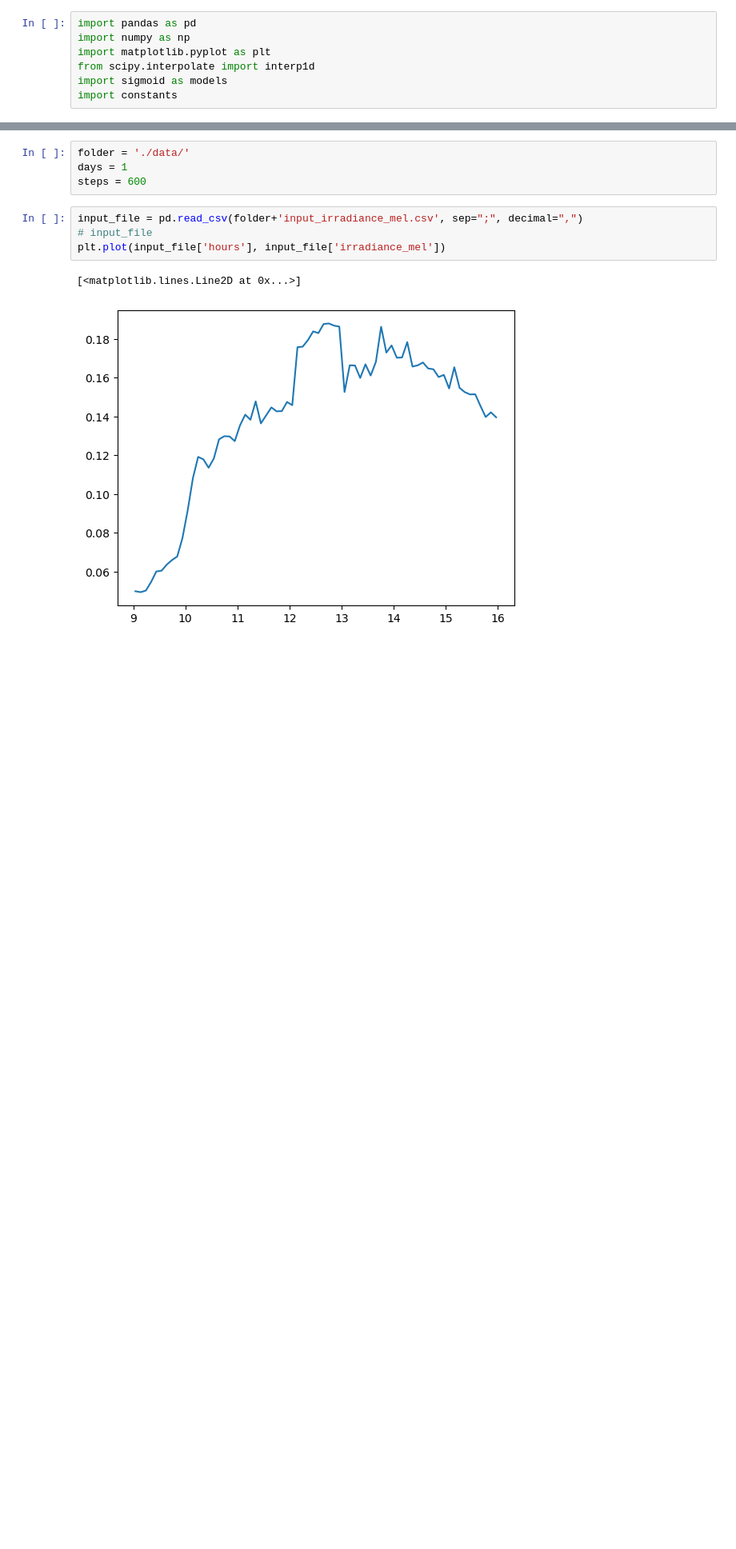
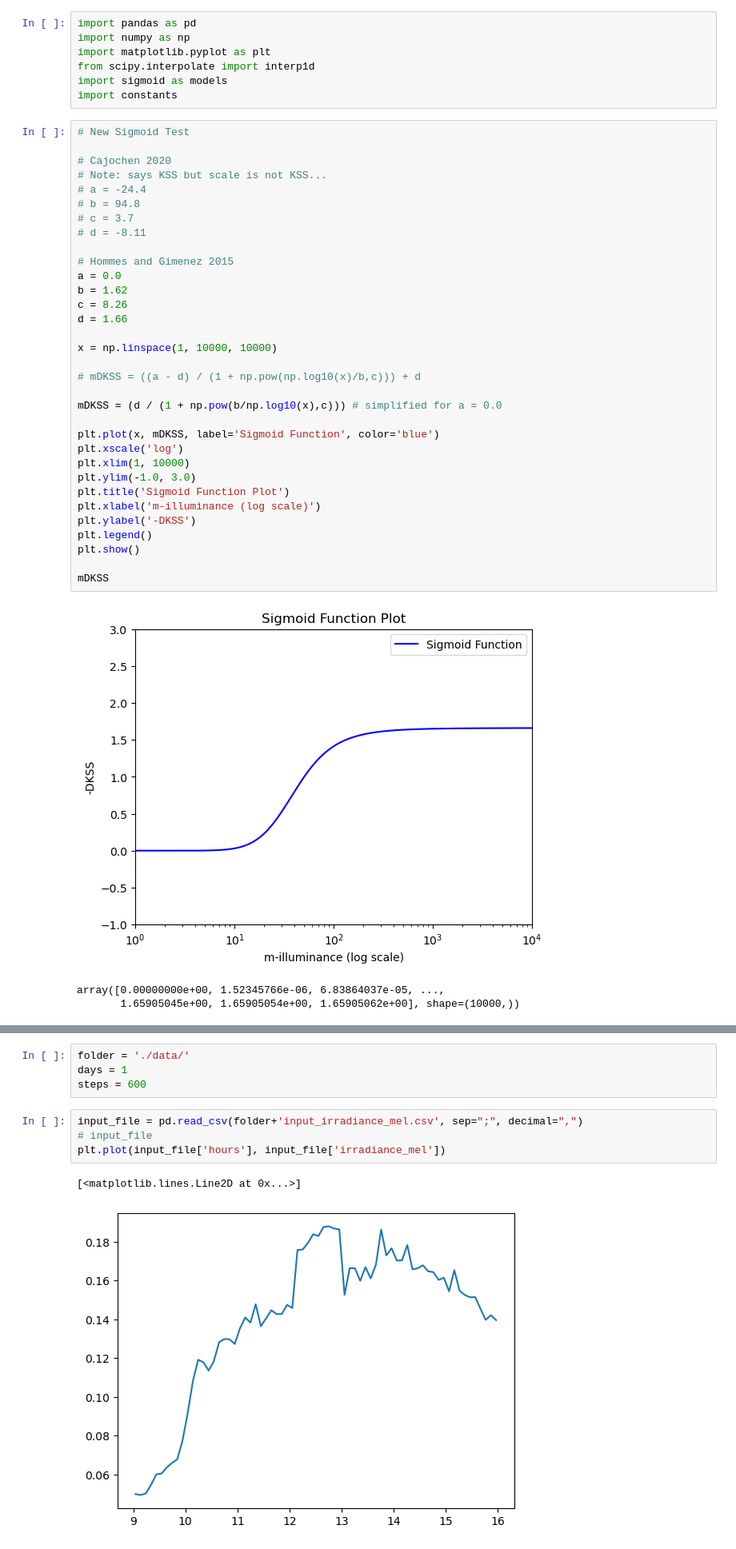
Before and after one commit to adulbrich/arousal-dynamics-model, a Jupyter notebook: sigmoid_fit.ipynb, the cells around one changed output, grey strips where cells are left out. Shown at 80% size. Drawn from its saved outputs; the diff is of its cells as text; blank space fills up the shorter version.

```diff
--- a/sigmoid_fit.ipynb
+++ b/sigmoid_fit.ipynb
@@ -5,3 +5,40 @@ import matplotlib.pyplot as plt
 from scipy.interpolate import interp1d
 import sigmoid as models
 import constants
+# %%
+# New Sigmoid Test
+
+# Cajochen 2020
+# Note: says KSS but scale is not KSS...
+# a = -24.4
+# b = 94.8
+# c = 3.7
+# d = -8.11
+
+# Hommes and Gimenez 2015
+a = 0.0
+b = 1.62
+c = 8.26
+d = 1.66
+
+x = np.linspace(1, 10000, 10000)
+
+# mDKSS = ((a - d) / (1 + np.pow(np.log10(x)/b,c))) + d
+
+mDKSS = (d / (1 + np.pow(b/np.log10(x),c))) # simplified for a = 0.0
+
+plt.plot(x, mDKSS, label='Sigmoid Function', color='blue')
+plt.xscale('log')
+plt.xlim(1, 10000)
+plt.ylim(-1.0, 3.0)
+plt.title('Sigmoid Function Plot')
+plt.xlabel('m-illuminance (log scale)')
+plt.ylabel('-DKSS')
+plt.legend()
+plt.show()
+
+mDKSS
+# %% [output]
+[figure, added]
+array([0.00000000e+00, 1.52345766e-06, 6.83864037e-05, ...,
+       1.65905045e+00, 1.65905054e+00, 1.65905062e+00], shape=(10000,))
```
Also changed, not shown: parts of 3 cells of this notebook, 2 other files.
